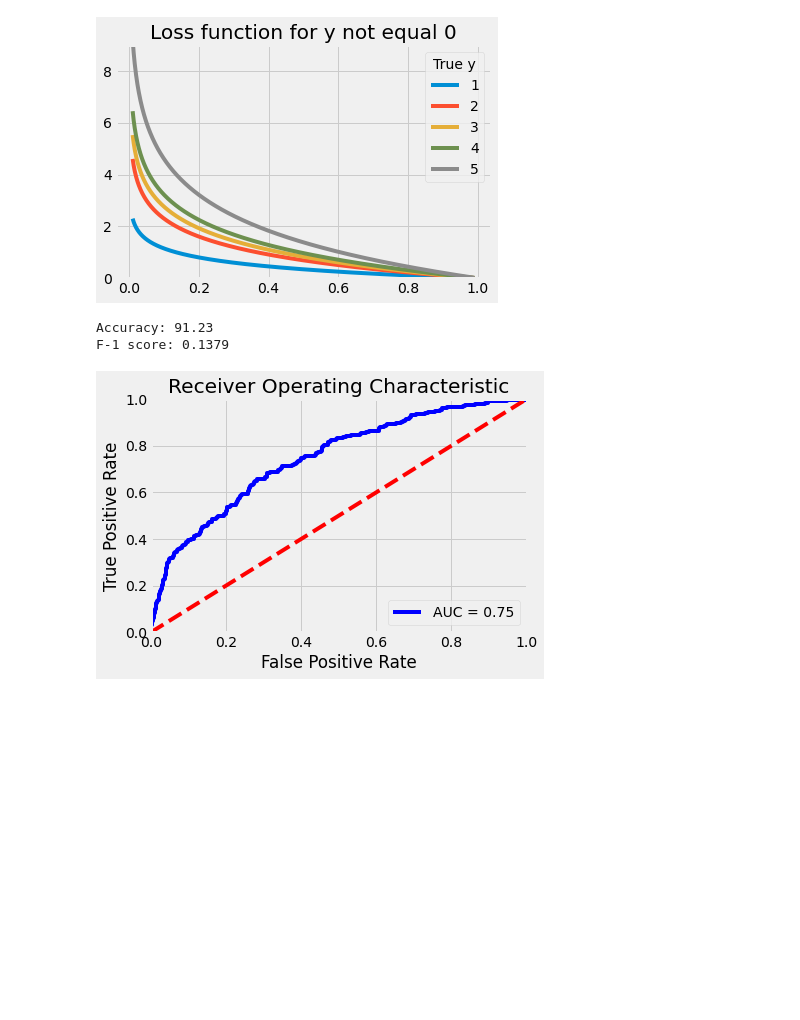
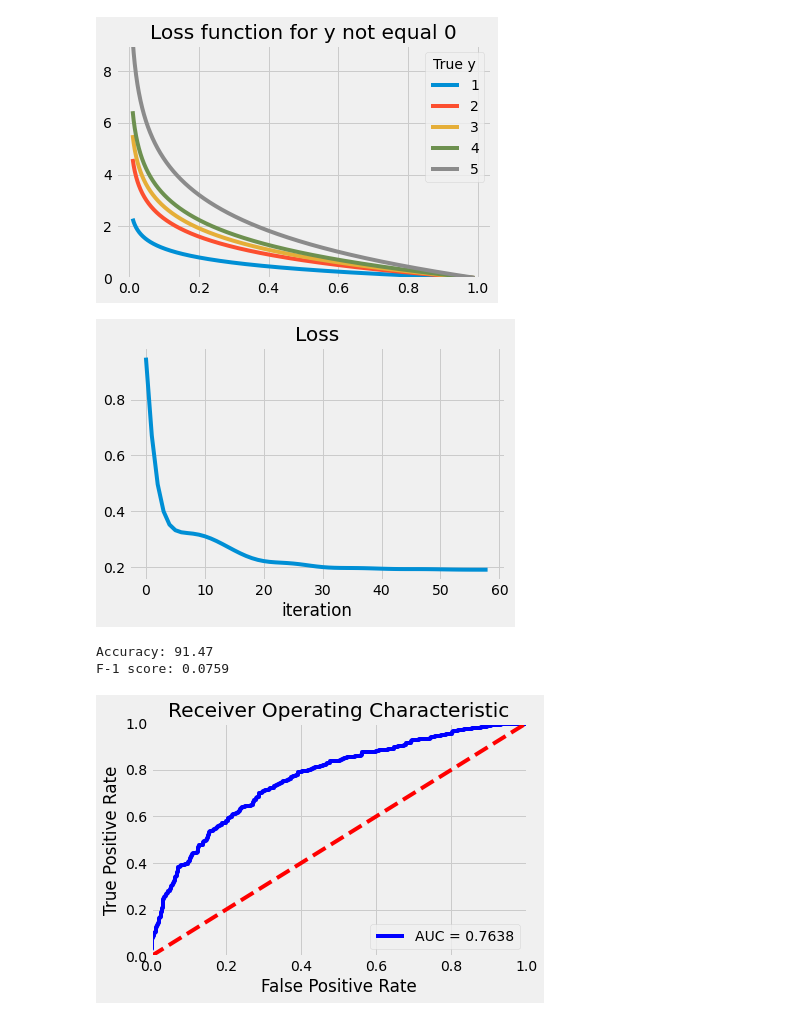
Before and after one commit to kaletap/fact-checking, a Jupyter notebook: custom_loss_evaluation.ipynb, the cells around one changed output. Cells and saved outputs as stored; diff of their text form; code cells hidden in the pictures; blank space fills up the shorter version.

```diff
--- a/custom_loss_evaluation.ipynb
+++ b/custom_loss_evaluation.ipynb
@@ -58,30 +58,34 @@ plt.legend(title="True y");
 # %%
 impute_vectorize = Pipeline([
     ("imputer", Imputer), ("vectorizer", Vectorizer)
 ])
 
 split_vectorize = Pipeline([
     ("splitter", Splitter), ("vectorizer", Vectorizer)
 ])
 
 column_transformer = ColumnTransformer([
        ("statement_vectorizer", Vectorizer ,"statement"),
         ("subject_vectorizer", split_vectorize, "subject"),
         ("job", impute_vectorize, "speaker_job"),
         ("state", impute_vectorize, "state"),
         ("party", impute_vectorize, "party"),
         ("context", impute_vectorize, "context")
     ])
 
 
+loss_weights = (0.98, 0.99, 1.0, 1.02, 1.03)
+
+
 pipeline = Pipeline([
     ("get_features", column_transformer),
-    ("predict", WeightedLogisticRegression(lr=0.1, weight_decay=0.00005, max_iter=1000, tol=1e-6))
+    ("predict", WeightedLogisticRegression(loss_weights=loss_weights, lr=0.1, l1=1e-5, l2=0.0002, max_iter=1000, tol=1e-5, plot_loss=True))
 ])
 
 pipeline.fit(x_train, y_train_multi);
 evaluate(pipeline, x_test, y_test)
 # %% [output]
+[figure, new version]
-Accuracy: 91.23
-F-1 score: 0.1379
+Accuracy: 91.47
+F-1 score: 0.0759
-[figure, old version]
+[figure, added]
```
Also changed, not shown: 4 other files.
